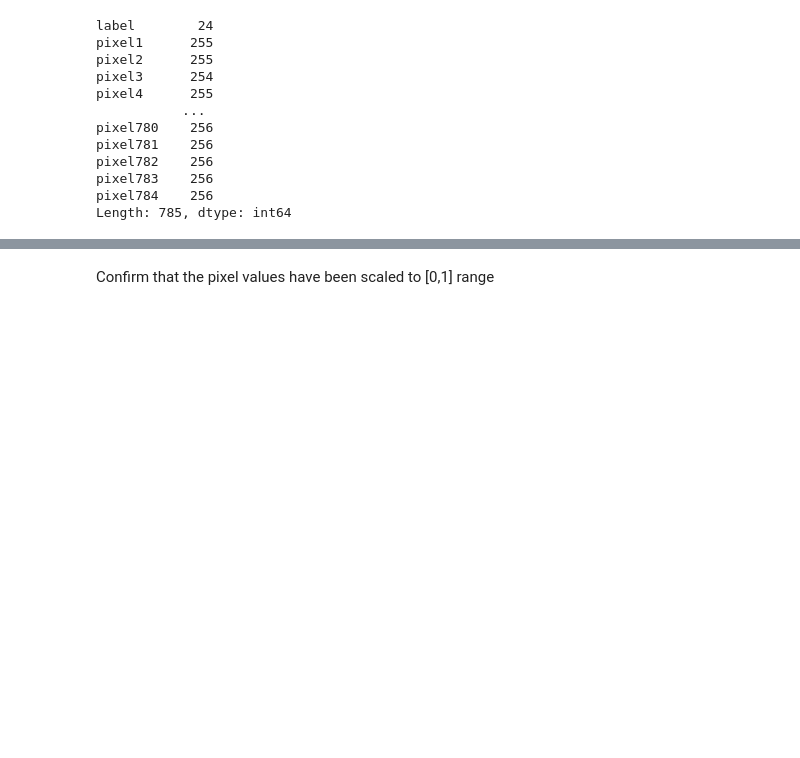
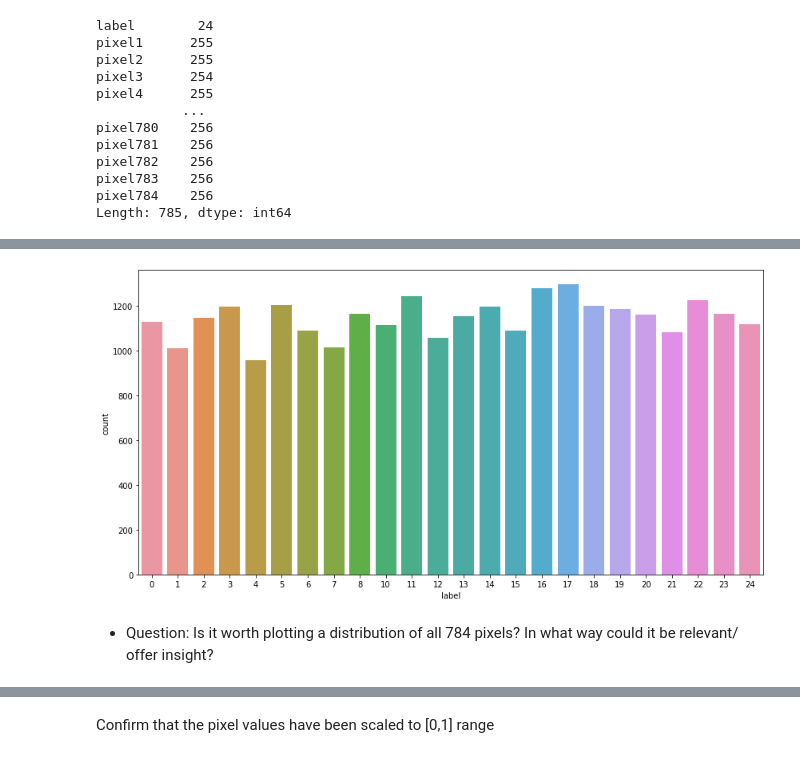
Before and after one commit to skirui-source/mle8-capstone, a Jupyter notebook: nb/asl_classifier_cnn.ipynb, the cells around one changed output, grey strips where cells are left out. Cells and saved outputs as stored; diff of their text form; code cells hidden in the pictures; blank space fills up the shorter version.

```diff
--- a/nb/asl_classifier_cnn.ipynb
+++ b/nb/asl_classifier_cnn.ipynb
@@ -90,0 +120,7 @@ Feature scaling: normalize the image pixel values from [0, 255] to [0,1] range u
+# %%
+plt.figure(figsize = (14,7))
+sns.countplot(labels);
+# %% [output]
+[figure, added]
+# %% [markdown]
+- Question: Is it worth plotting a distribution of all 784 pixels? In what way could it be relevant/ offer insight?
```
Also changed, not shown: parts of 39 cells of this notebook, 2 other files.
